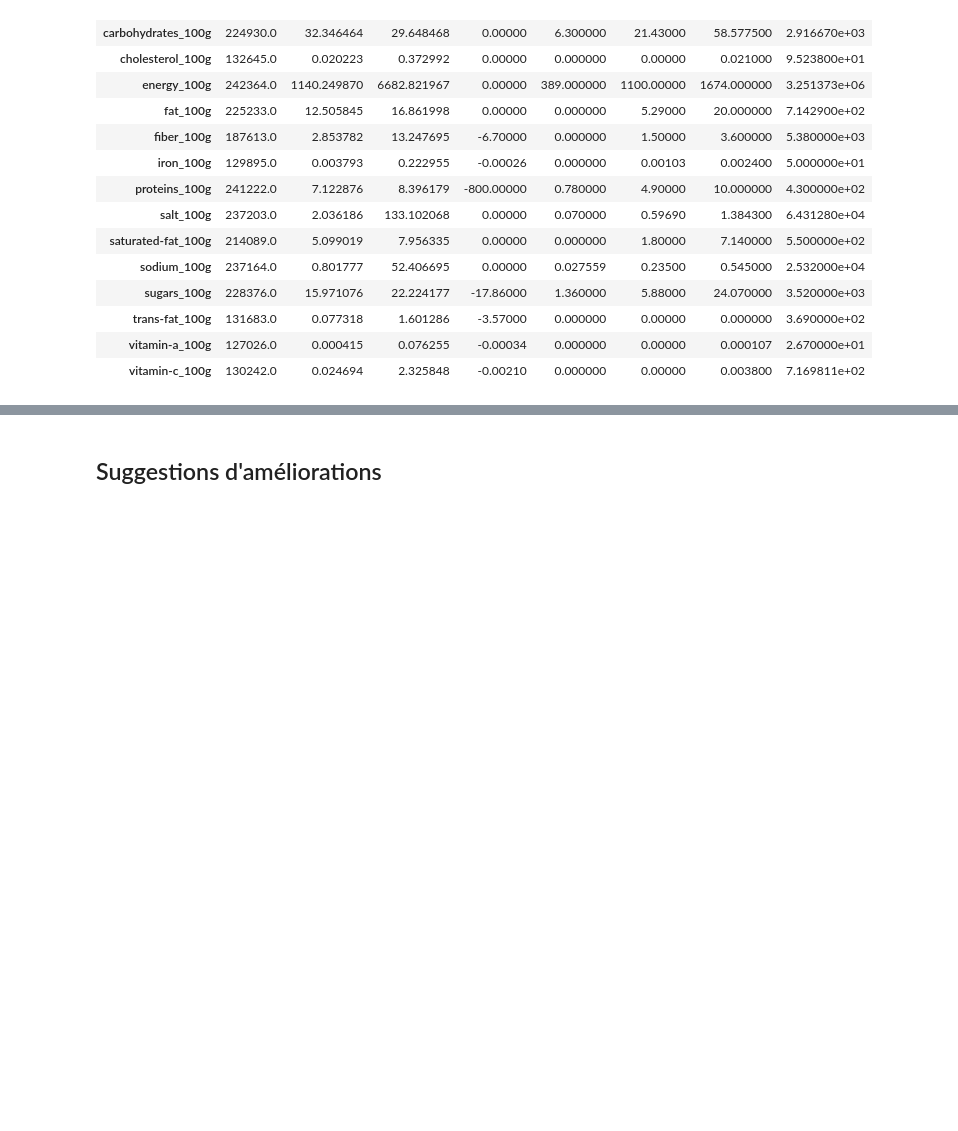
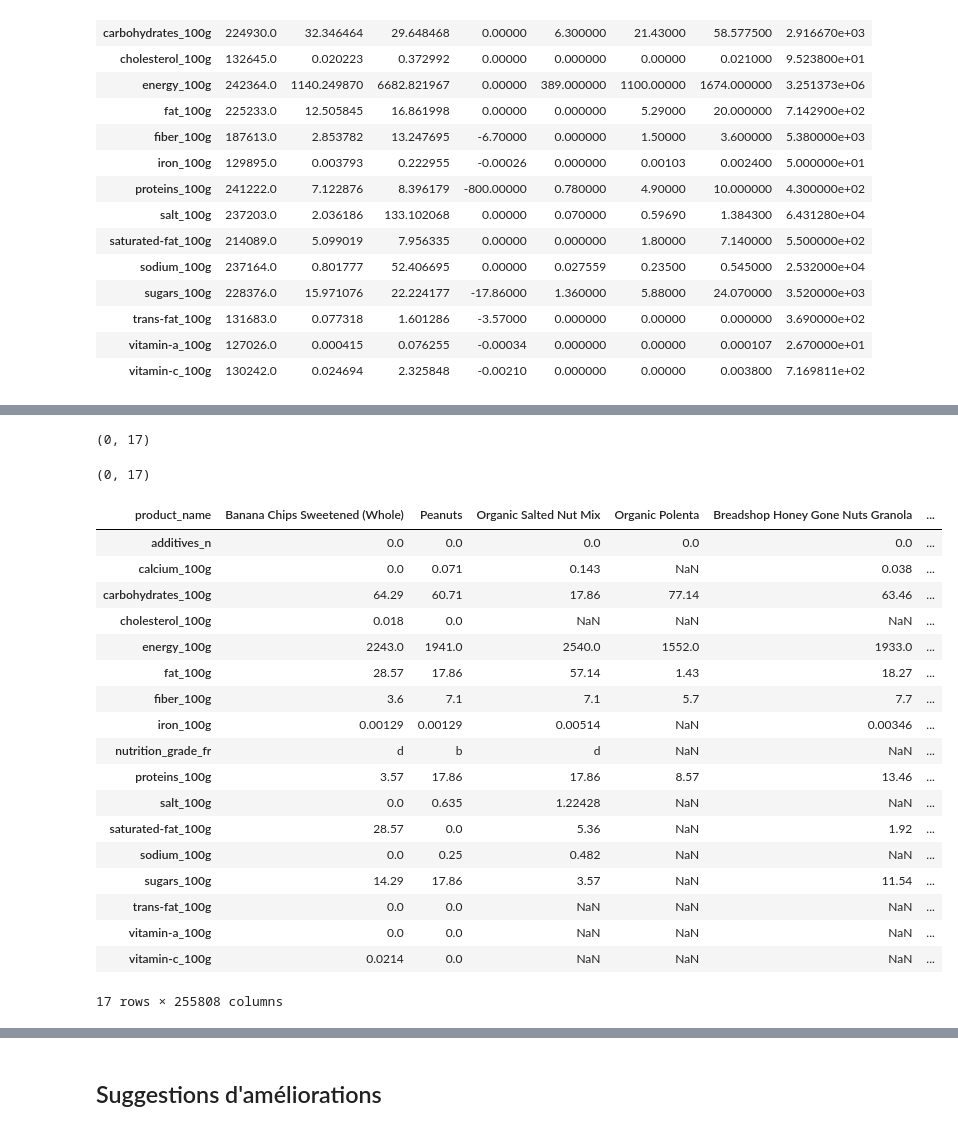
Before and after one commit to sycod/OC_projects, a Jupyter notebook: P2/P2 analyse exploratoire.ipynb, the cells around one changed output, grey strips where cells are left out. Saved outputs shown, nothing was run; the diff lists cells and outputs as text; code cells hidden in the pictures; blank space fills up the shorter version.

```diff
--- a/P2/P2 analyse exploratoire.ipynb
+++ b/P2/P2 analyse exploratoire.ipynb
@@ -509,3 +576,37 @@ See the caveats in the documentation: https://pandas.pydata.org/pandas-docs/stab
+# %%
+nask = df['sodium_100g'] < (df['salt_100g'] * 0.3934)
+
+display(df.loc[nask].shape)
+# %% [output]
+(0, 17)
+# %%
+df.loc[nask, 'sodium_100g'] = df.loc[nask, 'salt_100g'] * 0.3934
+
+display(df.loc[df['sodium_100g'] < (df['salt_100g'] * 0.3934)].shape)
+# %% [output]
+(0, 17)
+# %%
+display(df.T)
+# %% [output]
+| product_name | Banana Chips Sweetened (Whole) | Peanuts | Organic Salted Nut Mix | Organic Polenta | Breadshop Honey Gone Nuts Granola | ... |
+| additives_n | 0.0 | 0.0 | 0.0 | 0.0 | 0.0 | ... |
+| calcium_100g | 0.0 | 0.071 | 0.143 | NaN | 0.038 | ... |
+| carbohydrates_100g | 64.29 | 60.71 | 17.86 | 77.14 | 63.46 | ... |
+| cholesterol_100g | 0.018 | 0.0 | NaN | NaN | NaN | ... |
+| energy_100g | 2243.0 | 1941.0 | 2540.0 | 1552.0 | 1933.0 | ... |
+| fat_100g | 28.57 | 17.86 | 57.14 | 1.43 | 18.27 | ... |
+| fiber_100g | 3.6 | 7.1 | 7.1 | 5.7 | 7.7 | ... |
+| iron_100g | 0.00129 | 0.00129 | 0.00514 | NaN | 0.00346 | ... |
+| nutrition_grade_fr | d | b | d | NaN | NaN | ... |
+| proteins_100g | 3.57 | 17.86 | 17.86 | 8.57 | 13.46 | ... |
+| salt_100g | 0.0 | 0.635 | 1.22428 | NaN | NaN | ... |
+| saturated-fat_100g | 28.57 | 0.0 | 5.36 | NaN | 1.92 | ... |
+| sodium_100g | 0.0 | 0.25 | 0.482 | NaN | NaN | ... |
+| sugars_100g | 14.29 | 17.86 | 3.57 | NaN | 11.54 | ... |
+| trans-fat_100g | 0.0 | 0.0 | NaN | NaN | NaN | ... |
+| vitamin-a_100g | 0.0 | 0.0 | NaN | NaN | NaN | ... |
+| vitamin-c_100g | 0.0214 | 0.0 | NaN | NaN | NaN | ... |
+17 rows × 255808 columns
 # %% [markdown]
 *******************
 ## TODO
```
Also changed, not shown: parts of 15 cells of this notebook.
